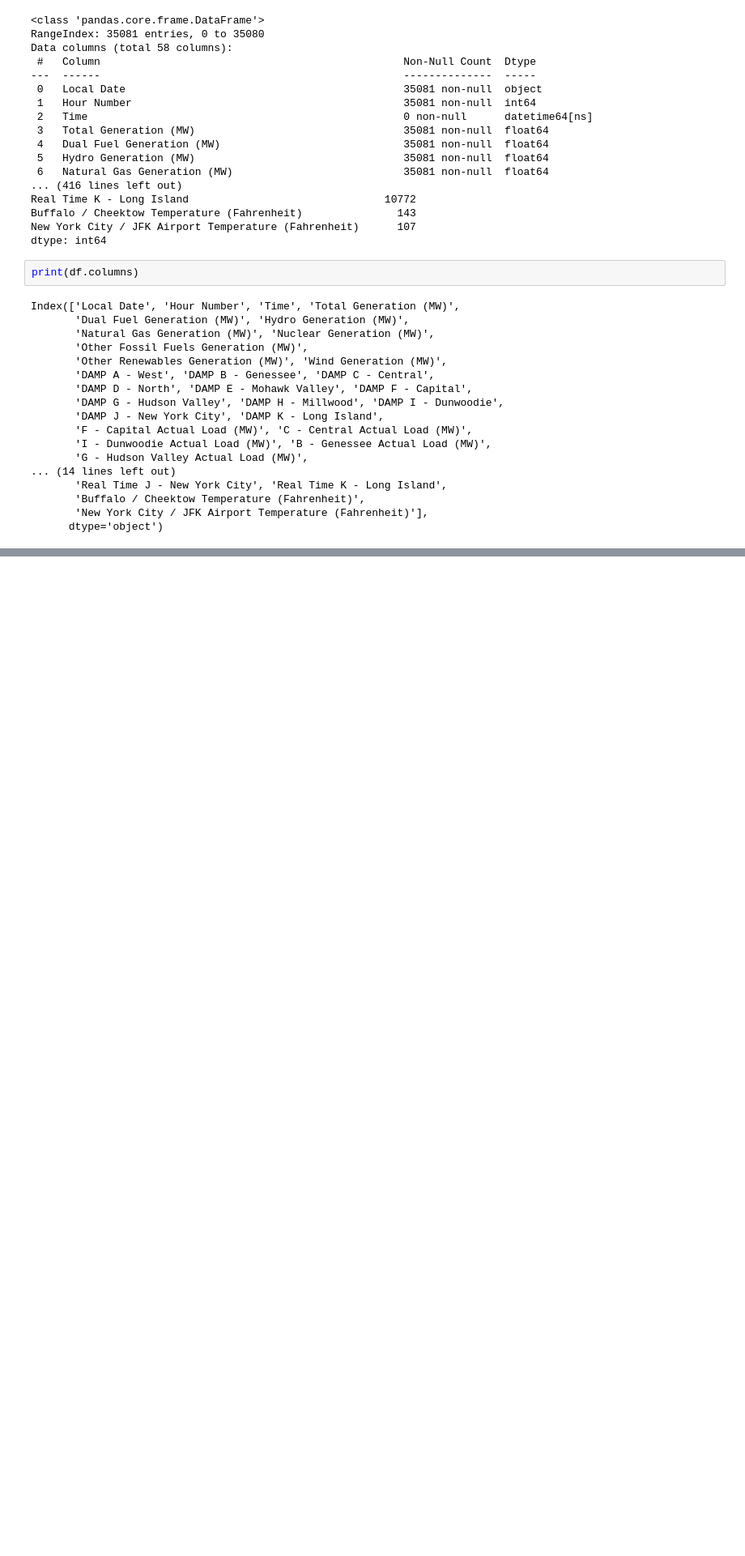
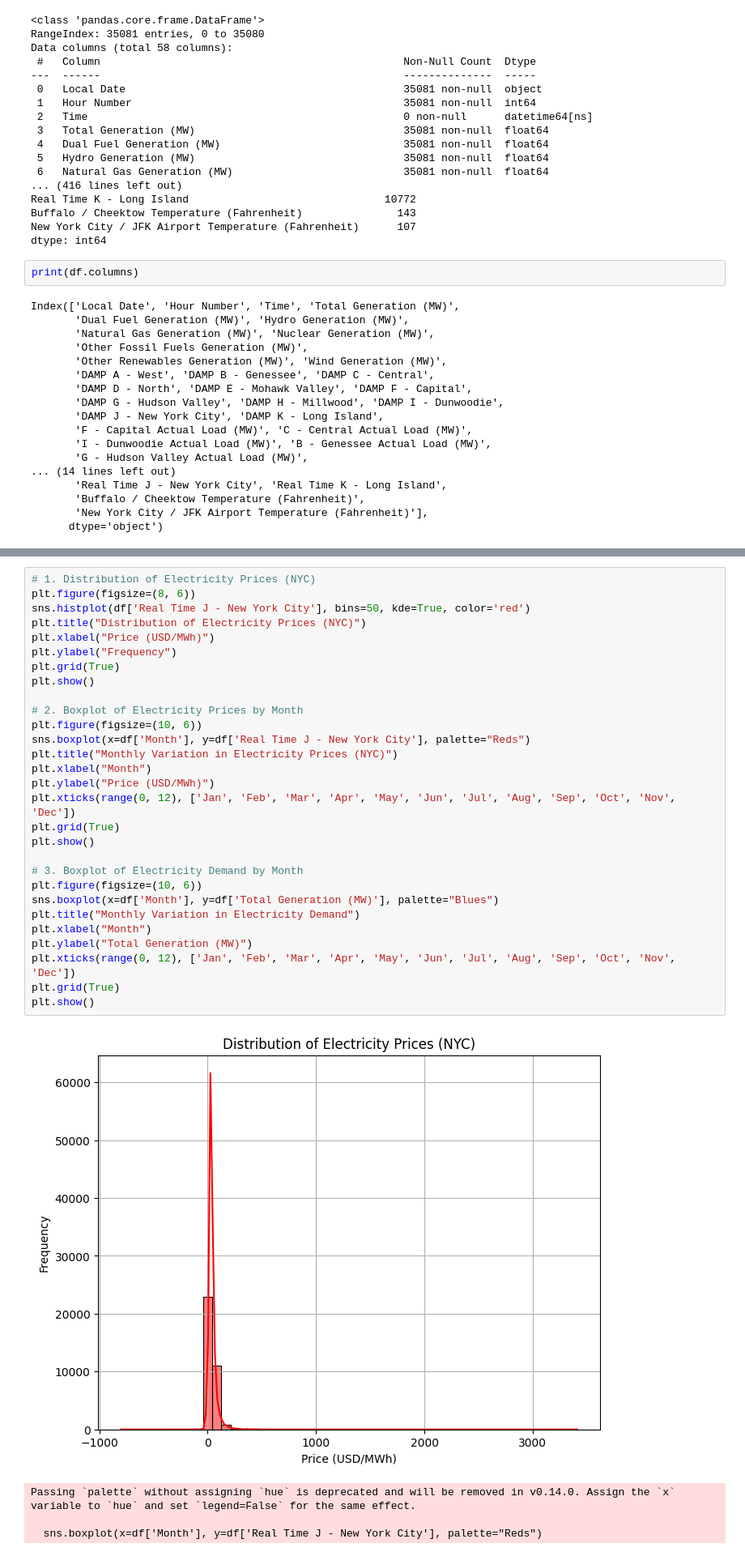
Before and after one commit to forumb94/energypricecode, a Jupyter notebook: maincode.ipynb, the cells around one changed output, grey strips where cells are left out. Shown at 81% size. Saved outputs shown, nothing was run; the diff lists cells and outputs as text; blank space fills up the shorter version.

```diff
--- a/maincode.ipynb
+++ b/maincode.ipynb
@@ -243,0 +244,34 @@ plt.show()
+# %%
+# 1. Distribution of Electricity Prices (NYC)
+plt.figure(figsize=(8, 6))
+sns.histplot(df['Real Time J - New York City'], bins=50, kde=True, color='red')
+plt.title("Distribution of Electricity Prices (NYC)")
+plt.xlabel("Price (USD/MWh)")
+plt.ylabel("Frequency")
+plt.grid(True)
+plt.show()
+
+# 2. Boxplot of Electricity Prices by Month
+plt.figure(figsize=(10, 6))
+sns.boxplot(x=df['Month'], y=df['Real Time J - New York City'], palette="Reds")
+plt.title("Monthly Variation in Electricity Prices (NYC)")
+plt.xlabel("Month")
+plt.ylabel("Price (USD/MWh)")
+plt.xticks(range(0, 12), ['Jan', 'Feb', 'Mar', 'Apr', 'May', 'Jun', 'Jul', 'Aug', 'Sep', 'Oct', 'Nov', 'Dec'])
+plt.grid(True)
+plt.show()
+
+# 3. Boxplot of Electricity Demand by Month
+plt.figure(figsize=(10, 6))
+sns.boxplot(x=df['Month'], y=df['Total Generation (MW)'], palette="Blues")
+plt.title("Monthly Variation in Electricity Demand")
+plt.xlabel("Month")
+plt.ylabel("Total Generation (MW)")
+plt.xticks(range(0, 12), ['Jan', 'Feb', 'Mar', 'Apr', 'May', 'Jun', 'Jul', 'Aug', 'Sep', 'Oct', 'Nov', 'Dec'])
+plt.grid(True)
+plt.show()
+# %% [output]
+[figure, added]
+Passing `palette` without assigning `hue` is deprecated and will be removed in v0.14.0. Assign the `x` variable to `hue` and set `legend=False` for the same effect.
+
+  sns.boxplot(x=df['Month'], y=df['Real Time J - New York City'], palette="Reds")
```
Also changed, not shown: parts of 15 cells of this notebook.
